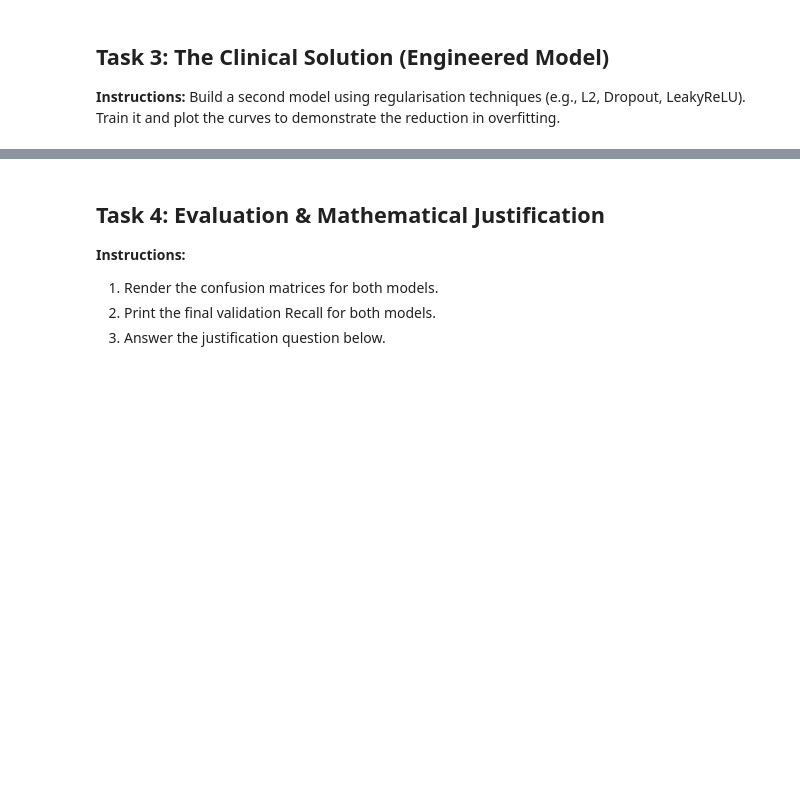
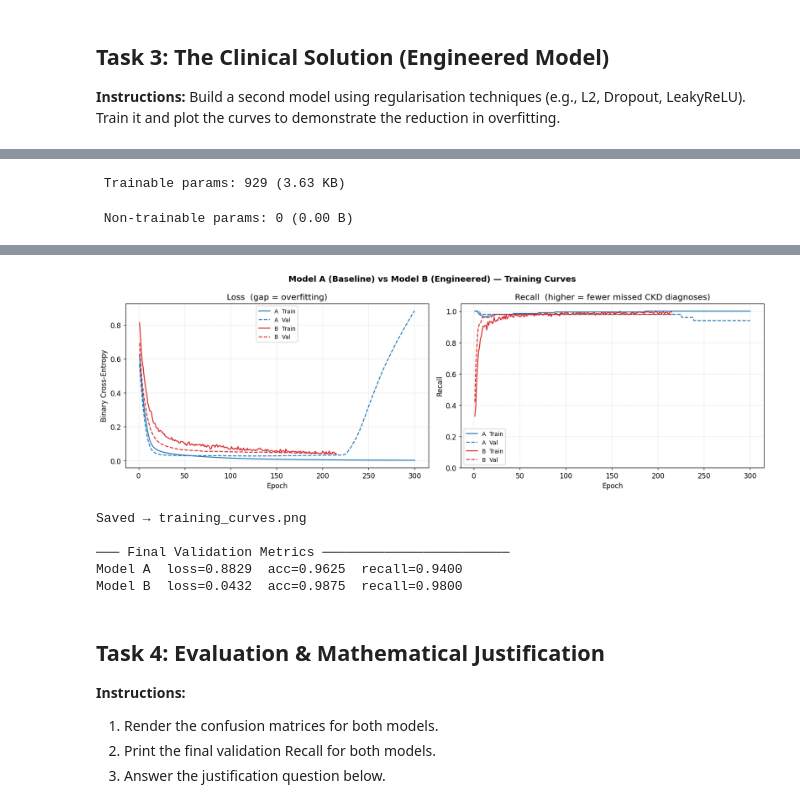
Before and after one commit to S26-Deep-Learning-in-Medicine/assignment-2-ckd-pipeline-H3SHAM03, a Jupyter notebook: ckd_assignment.ipynb, the cells around one changed output, grey strips where cells are left out. Saved outputs shown, nothing was run; the diff lists cells and outputs as text; code cells hidden in the pictures; blank space fills up the shorter version.

```diff
--- a/ckd_assignment.ipynb
+++ b/ckd_assignment.ipynb
@@ -36,0 +211,72 @@ tf.random.set_seed(42)
+# %%
+l2 = tf.keras.regularizers.l2
+
+model_B = tf.keras.Sequential([
+    tf.keras.layers.Input(shape=(N_FEATURES,)),
+    tf.keras.layers.Dense(32, kernel_regularizer=l2(0.001)),
+    tf.keras.layers.LeakyReLU(negative_slope=0.01),
+    tf.keras.layers.Dropout(0.3),
+    tf.keras.layers.Dense(16, kernel_regularizer=l2(0.001)),
+    tf.keras.layers.LeakyReLU(negative_slope=0.01),
+    tf.keras.layers.Dense(1, activation="sigmoid"),
+], name="Model_B_Engineered")
+
+model_B.compile(
+    optimizer=tf.keras.optimizers.Adam(learning_rate=0.001),
+    loss="binary_crossentropy",
+    metrics=["accuracy", tf.keras.metrics.Recall(name="recall")],
+)
+model_B.summary()
+print(f"\nParams per training patient : {model_B.count_params() / len(X_train_scaled):.1f}")
+
+early_stop = tf.keras.callbacks.EarlyStopping(
+    monitor="val_loss", patience=15, restore_best_weights=True, verbose=1
+)
+
+print("\n" + "=" * 55)
+print("Training Model B  (Adam · L2 · Dropout · EarlyStopping)")
+print("=" * 55)
+history_B = model_B.fit(
+    X_train_scaled, y_train,
+    validation_data=(X_val_scaled, y_val),
+    epochs=300,
+    batch_size=32,
+    callbacks=[early_stop],
+    verbose=1,
+)
+
+# ── Side-by-side curves: A vs B ───────────────────────────────────────────────
+ep_A = range(1, len(history_A.history["val_loss"]) + 1)
+ep_B = range(1, len(history_B.history["val_loss"]) + 1)
+
+fig, axes = plt.subplots(1, 2, figsize=(15, 5))
+fig.suptitle("Model A (Baseline) vs Model B (Engineered) — Training Curves",
+             fontsize=13, fontweight="bold")
+
+axes[0].plot(ep_A, history_A.history["loss"],     color="#1f77b4", lw=1.5, label="A  Train")
+axes[0].plot(ep_A, history_A.history["val_loss"],  color="#1f77b4", lw=1.5, ls="--", label="A  Val")
+axes[0].plot(ep_B, history_B.history["loss"],     color="#d62728", lw=1.5, label="B  Train")
+axes[0].plot(ep_B, history_B.history["val_loss"],  color="#d62728", lw=1.5, ls="--", label="B  Val")
+axes[0].set_title("Loss  (gap = overfitting)")
+axes[0].set_xlabel("Epoch"); axes[0].set_ylabel("Binary Cross-Entropy")
+axes[0].legend(fontsize=9); axes[0].grid(True, ls=":", alpha=0.6)
+
+axes[1].plot(ep_A, history_A.history["recall"],    color="#1f77b4", lw=1.5, label="A  Train")
+axes[1].plot(ep_A, history_A.history["val_recall"], color="#1f77b4", lw=1.5, ls="--", label="A  Val")
+axes[1].plot(ep_B, history_B.history["recall"],    color="#d62728", lw=1.5, label="B  Train")
+axes[1].plot(ep_B, history_B.history["val_recall"], color="#d62728", lw=1.5, ls="--", label="B  Val")
+axes[1].set_title("Recall  (higher = fewer missed CKD diagnoses)")
+axes[1].set_xlabel("Epoch"); axes[1].set_ylabel("Recall"); axes[1].set_ylim(0, 1.05)
+axes[1].legend(fontsize=9); axes[1].grid(True, ls=":", alpha=0.6)
+
+plt.tight_layout()
+plt.savefig("training_curves.png", bbox_inches="tight")
+plt.show()
+print("Saved → training_curves.png")
+
+print("\n─── Final Validation Metrics ────────────────────────")
+for name, hist in [("Model A", history_A), ("Model B", history_B)]:
+    print(f"{name}  loss={hist.history['val_loss'][-1]:.4f}  "
+          f"acc={hist.history['val_accuracy'][-1]:.4f}  "
+          f"recall={hist.history['val_recall'][-1]:.4f}")
+# %% [output]
@@ -36,0 +300,2 @@ tf.random.set_seed(42)
+ Trainable params: 929 (3.63 KB)
+ Non-trainable params: 0 (0.00 B)
@@ -37,3 +319,9 @@ tf.random.set_seed(42)
+[figure, added]
+Saved → training_curves.png
+
+─── Final Validation Metrics ────────────────────────
+Model A  loss=0.8829  acc=0.9625  recall=0.9400
+Model B  loss=0.0432  acc=0.9875  recall=0.9800
 # %% [markdown]
 ## Task 4: Evaluation & Mathematical Justification
 **Instructions:**
```
Also changed, not shown: parts of 12 cells of this notebook, 5 other files.
